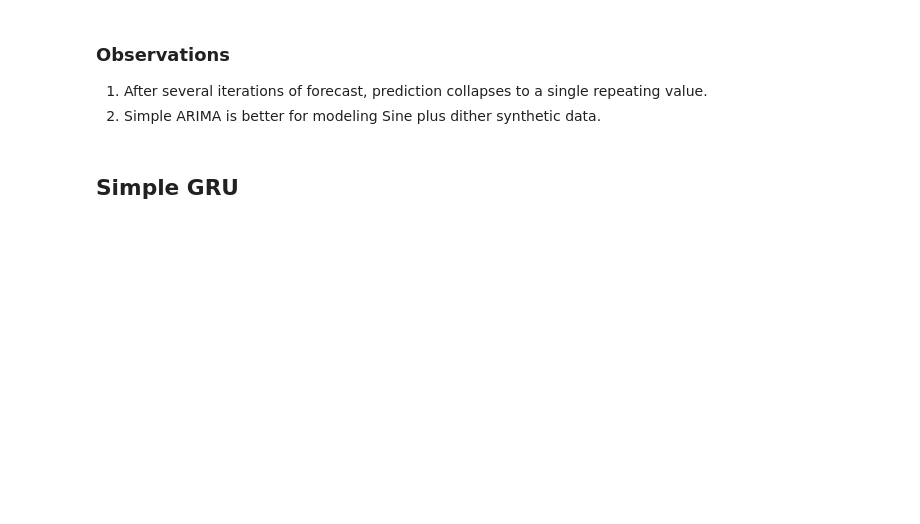
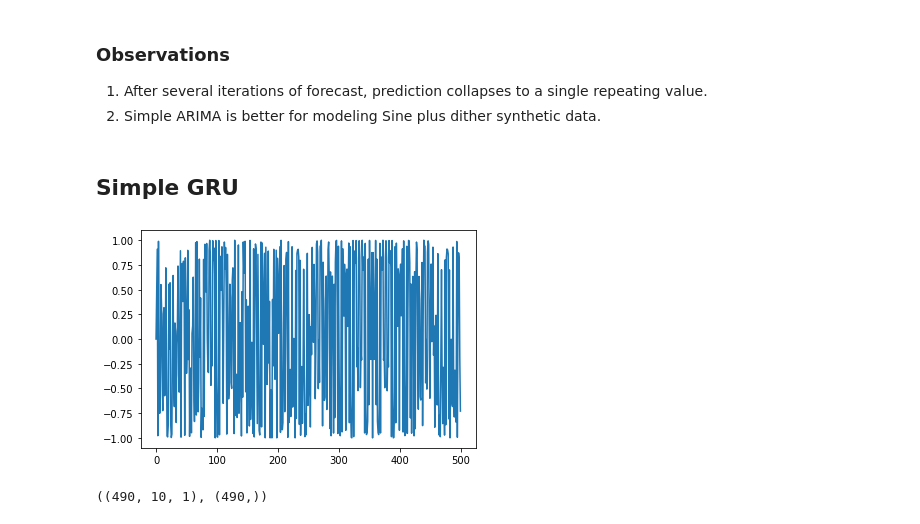
Before and after one commit to LeonVillanueva/CoLab, a Jupyter notebook: Google_CoLab_RNN_GRU_LSTM.ipynb, the cells around one changed output. Saved outputs shown, nothing was run; the diff lists cells and outputs as text; code cells hidden in the pictures; blank space fills up the shorter version.

```diff
--- a/Google_CoLab_RNN_GRU_LSTM.ipynb
+++ b/Google_CoLab_RNN_GRU_LSTM.ipynb
@@ -130,0 +131,7 @@ from tensorflow.keras.layers import GRU
+# %%
+series = np.sin (0.5*np.arange(500)**2)
+# %%
+plt.plot(series)
+plt.show()
+# %% [output]
+[figure, added]
@@ -130,0 +158,4 @@ from tensorflow.keras.layers import GRU
+# %%
+X.shape, y.shape
+# %% [output]
+((490, 10, 1), (490,))
```
Also changed, not shown: parts of 16 cells of this notebook.
